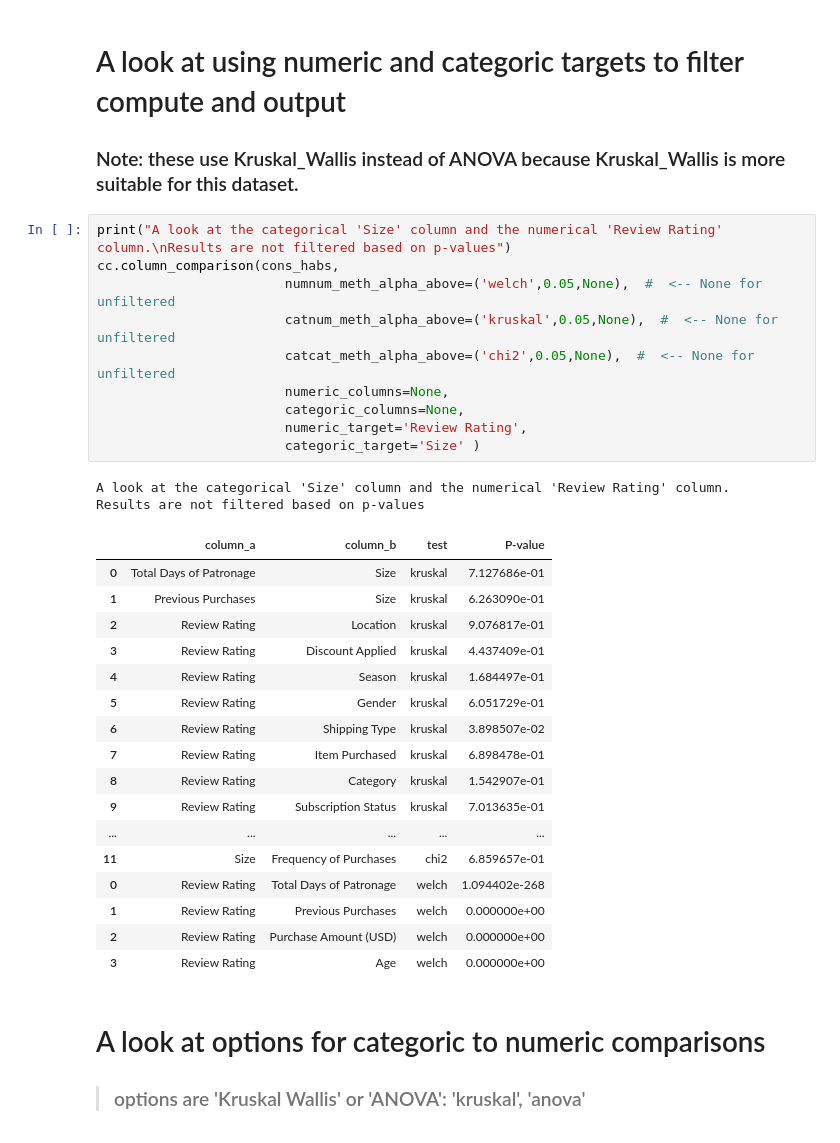
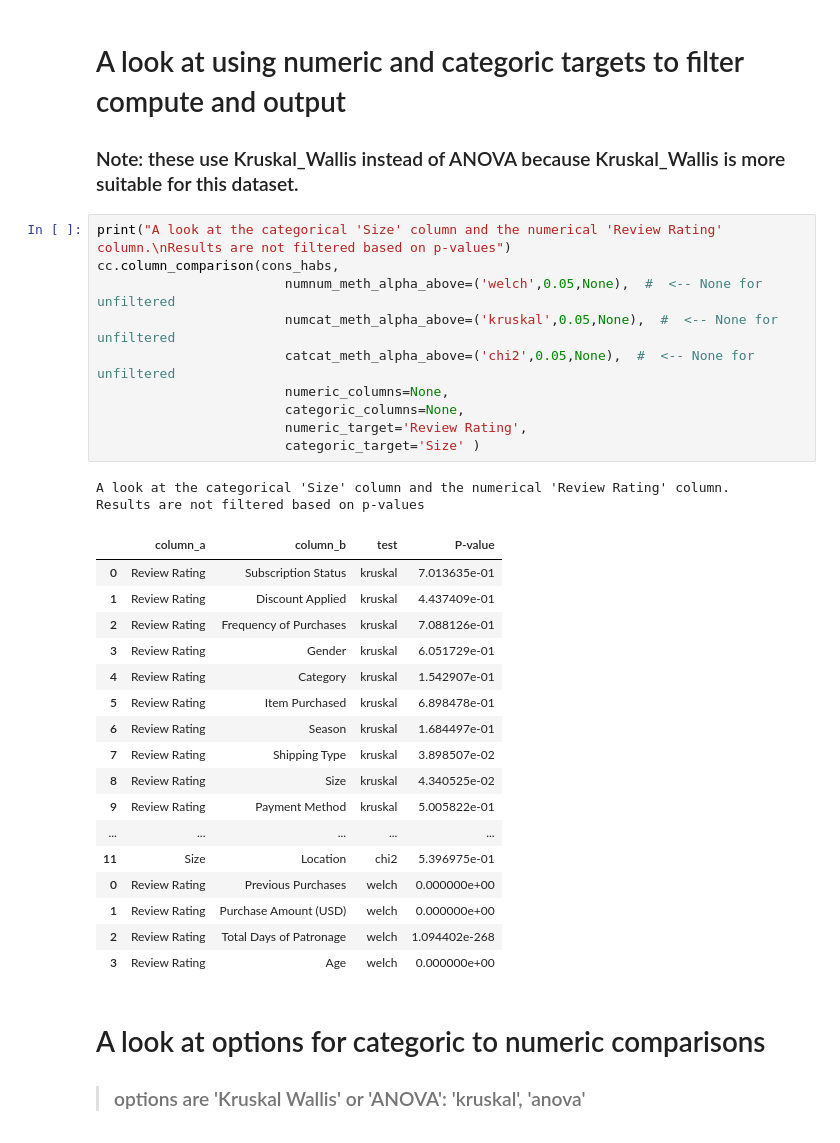
Before and after one commit to Leeishere/Consumer_Habits, a Jupyter notebook: utils/compare_columns_quickstart.ipynb, the cells around one changed output. Drawn from its saved outputs; the diff is of its cells as text.

```diff
--- a/utils/compare_columns_quickstart.ipynb
+++ b/utils/compare_columns_quickstart.ipynb
@@ -219,32 +217,32 @@ round(cc.filterable_all_column_goodness_of_fit(cons_habs,
 # %%
 print("A look at the categorical 'Size' column and the numerical 'Review Rating' column.\nResults are not filtered based on p-values")
 cc.column_comparison(cons_habs,
                         numnum_meth_alpha_above=('welch',0.05,None),  #  <-- None for unfiltered
-                        catnum_meth_alpha_above=('kruskal',0.05,None),  #  <-- None for unfiltered
+                        numcat_meth_alpha_above=('kruskal',0.05,None),  #  <-- None for unfiltered
                         catcat_meth_alpha_above=('chi2',0.05,None),  #  <-- None for unfiltered
                         numeric_columns=None,
                         categoric_columns=None,
                         numeric_target='Review Rating',
                         categoric_target='Size' )
 # %% [output]
 A look at the categorical 'Size' column and the numerical 'Review Rating' column.
 Results are not filtered based on p-values
 |  | column_a | column_b | test | P-value |
-| 0 | Total Days of Patronage | Size | kruskal | 7.127686e-01 |
-| 1 | Previous Purchases | Size | kruskal | 6.263090e-01 |
-| 2 | Review Rating | Location | kruskal | 9.076817e-01 |
-| 3 | Review Rating | Discount Applied | kruskal | 4.437409e-01 |
-| 4 | Review Rating | Season | kruskal | 1.684497e-01 |
-| 5 | Review Rating | Gender | kruskal | 6.051729e-01 |
-| 6 | Review Rating | Shipping Type | kruskal | 3.898507e-02 |
-| 7 | Review Rating | Item Purchased | kruskal | 6.898478e-01 |
-| 8 | Review Rating | Category | kruskal | 1.542907e-01 |
-| 9 | Review Rating | Subscription Status | kruskal | 7.013635e-01 |
+| 0 | Review Rating | Subscription Status | kruskal | 7.013635e-01 |
+| 1 | Review Rating | Discount Applied | kruskal | 4.437409e-01 |
+| 2 | Review Rating | Frequency of Purchases | kruskal | 7.088126e-01 |
+| 3 | Review Rating | Gender | kruskal | 6.051729e-01 |
+| 4 | Review Rating | Category | kruskal | 1.542907e-01 |
+| 5 | Review Rating | Item Purchased | kruskal | 6.898478e-01 |
+| 6 | Review Rating | Season | kruskal | 1.684497e-01 |
+| 7 | Review Rating | Shipping Type | kruskal | 3.898507e-02 |
+| 8 | Review Rating | Size | kruskal | 4.340525e-02 |
+| 9 | Review Rating | Payment Method | kruskal | 5.005822e-01 |
 | ... | ... | ... | ... | ... |
-| 11 | Size | Frequency of Purchases | chi2 | 6.859657e-01 |
-| 0 | Review Rating | Total Days of Patronage | welch | 1.094402e-268 |
-| 1 | Review Rating | Previous Purchases | welch | 0.000000e+00 |
-| 2 | Review Rating | Purchase Amount (USD) | welch | 0.000000e+00 |
+| 11 | Size | Location | chi2 | 5.396975e-01 |
+| 0 | Review Rating | Previous Purchases | welch | 0.000000e+00 |
+| 1 | Review Rating | Purchase Amount (USD) | welch | 0.000000e+00 |
+| 2 | Review Rating | Total Days of Patronage | welch | 1.094402e-268 |
 | 3 | Review Rating | Age | welch | 0.000000e+00 |
 # %% [markdown]
 # A look at options for categoric to numeric comparisons
```
Also changed, not shown: parts of 13 cells of this notebook, 9 other files.
